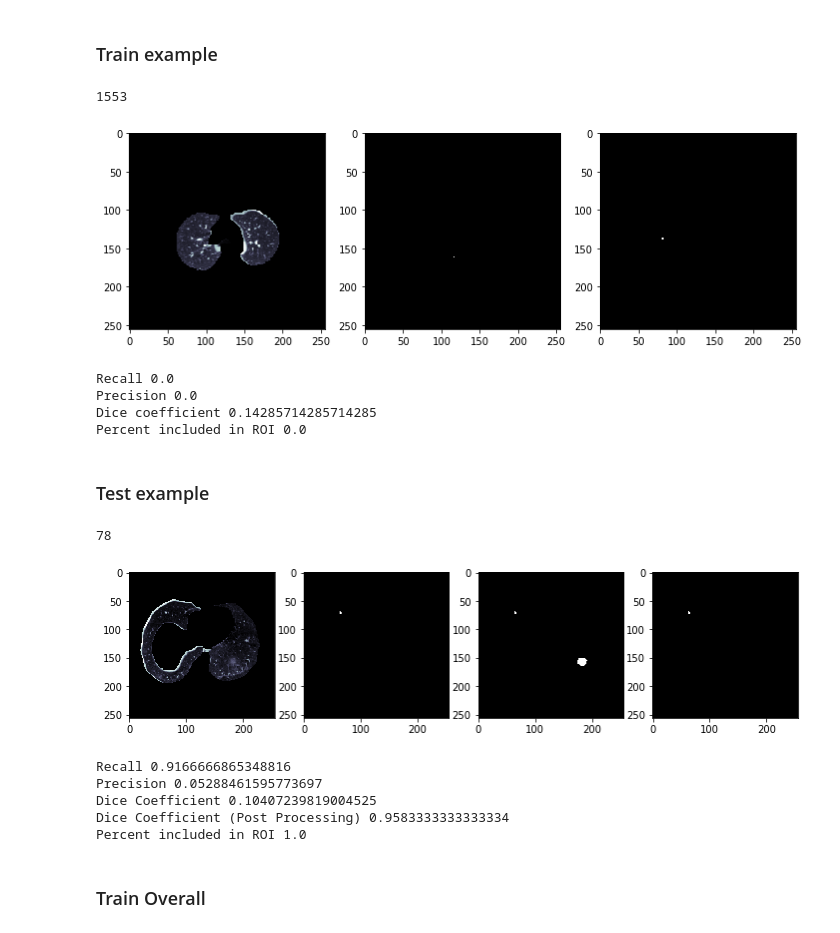
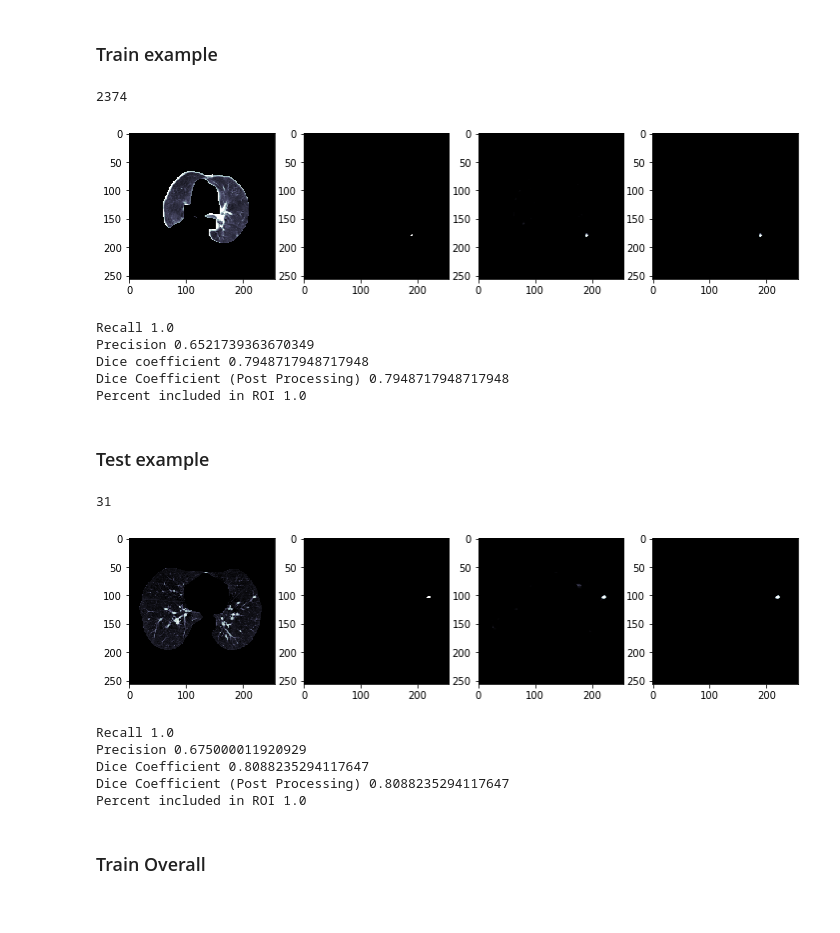
Before and after one commit to maggiebasta/lung-cancer-thesis, a Jupyter notebook: LIDC/unet_2d/testUnet.ipynb, the cells around one changed output. Drawn from its saved outputs; the diff is of its cells as text; code cells hidden in the pictures.

```diff
--- a/LIDC/unet_2d/testUnet.ipynb
+++ b/LIDC/unet_2d/testUnet.ipynb
@@ -68,42 +68,38 @@ print(y_test.shape)
 # %%
 idx = np.random.randint(len(os.listdir('data/train/image')))
 print(idx)
 
 y_hat = model.predict(X_train[[idx]])
-thresh = y_hat.max()/2
-y_hat[y_hat >= thresh] = 1
-y_hat[y_hat < thresh] = 0
+y_hat_post = get_most_activated_roi_mask(y_hat[0]).reshape(256, 256, 1)
 
-fig, axs = plt.subplots(1, 3, figsize=(12, 16))
+fig, axs = plt.subplots(1, 4, figsize=(12, 20))
 axs[0].imshow(X_train[idx].reshape(256, 256), cmap='bone')
 axs[1].imshow(y_train[idx].reshape(256, 256), cmap='bone')
 axs[2].imshow(y_hat.reshape(256, 256), cmap='bone')
+axs[3].imshow(y_hat_post.reshape(256, 256), cmap='bone')
 
 plt.show()
 
 print(f"Recall {image_recall(y_train[idx], y_hat[0])}")
 print(f"Precision {image_precision(y_train[idx], y_hat[0])}")
 print(f"Dice coefficient {dice_coef(y_train[idx], y_hat[0])}")
+print(f"Dice Coefficient (Post Processing) {dice_coef(y_train[idx], y_hat_post)}")
 print(f"Percent included in ROI {percent_included(y_train[idx], y_hat[0])}")
 # %% [output]
-1553
+2374
-[figure, old version]
+[figure, new version]
-Recall 0.0
-Precision 0.0
-Dice coefficient 0.14285714285714285
-Percent included in ROI 0.0
+Recall 1.0
+Precision 0.6521739363670349
+Dice coefficient 0.7948717948717948
+Dice Coefficient (Post Processing) 0.7948717948717948
+Percent included in ROI 1.0
 # %% [markdown]
 ### Test example
 # %%
 idx = np.random.randint(len(os.listdir('data/test/image')))
 print(idx)
-idx=93
 
 y_hat = model.predict(X_test[[idx]])
-thresh = y_hat.max()/2
-y_hat[y_hat >= thresh] = 1
-y_hat[y_hat < thresh] = 0
-
 y_hat_post = get_most_activated_roi_mask(y_hat[0]).reshape(256, 256, 1)
 
 fig, axs = plt.subplots(1, 4, figsize=(12, 20))
@@ -113,20 +109,18 @@ axs[2].imshow(y_hat.reshape(256, 256), cmap='bone')
 axs[3].imshow(y_hat_post.reshape(256, 256), cmap='bone')
 plt.show()
 
-threshold = y_hat[0].max()/2
-
 print(f"Recall {image_recall(y_test[idx], y_hat[0])}")
 print(f"Precision {image_precision(y_test[idx], y_hat[0])}")
 print(f"Dice Coefficient {dice_coef(y_test[idx], y_hat[0])}")
 print(f"Dice Coefficient (Post Processing) {dice_coef(y_test[idx], y_hat_post)}")
 print(f"Percent included in ROI {percent_included(y_test[idx], y_hat[0])}")
 # %% [output]
-78
+31
-[figure, old version]
+[figure, new version]
-Recall 0.9166666865348816
-Precision 0.05288461595773697
-Dice Coefficient 0.10407239819004525
-Dice Coefficient (Post Processing) 0.9583333333333334
+Recall 1.0
+Precision 0.675000011920929
+Dice Coefficient 0.8088235294117647
+Dice Coefficient (Post Processing) 0.8088235294117647
 Percent included in ROI 1.0
 # %% [markdown]
 ### Train Overall
```
Also changed, not shown: 1 other file.
